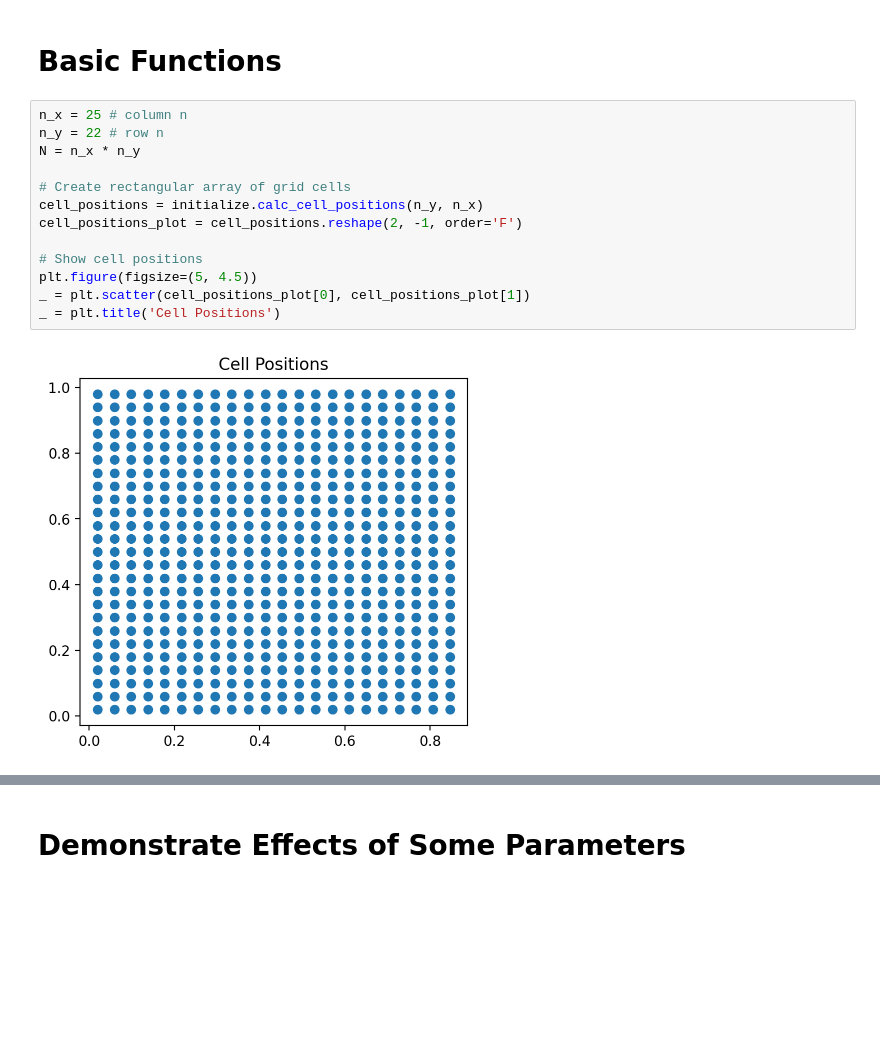
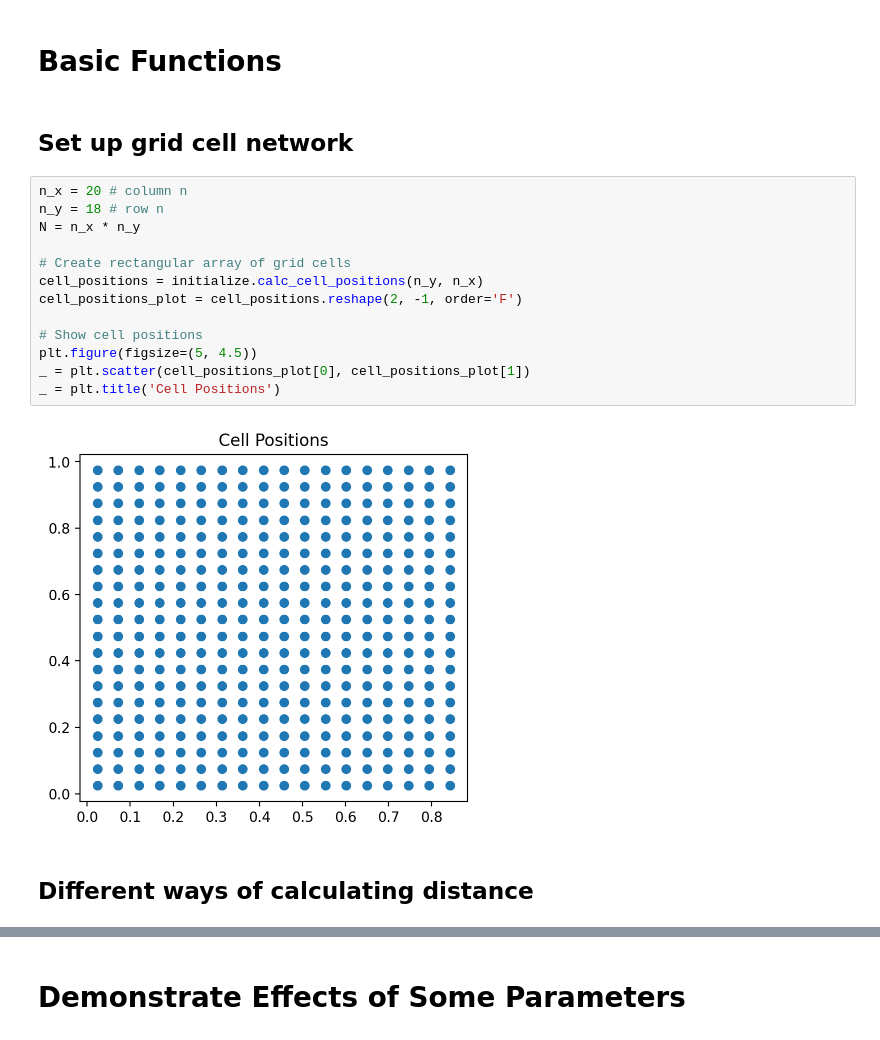
Before and after one commit to johnhwen1/ttgc, a Jupyter notebook: examples/ttgc.ipynb, the cells around one changed output, grey strips where cells are left out. Saved outputs shown, nothing was run; the diff lists cells and outputs as text; blank space fills up the shorter version.

```diff
--- a/examples/ttgc.ipynb
+++ b/examples/ttgc.ipynb
@@ -176,20 +176,24 @@ _ = plt.title('Animal Trajectory')
 [figure]
 # %% [markdown]
 # Basic Functions
+# %% [markdown]
+## Set up grid cell network
 # %%
-n_x = 25 # column n
-n_y = 22 # row n
+n_x = 20 # column n
+n_y = 18 # row n
 N = n_x * n_y
 
 # Create rectangular array of grid cells
 cell_positions = initialize.calc_cell_positions(n_y, n_x)
 cell_positions_plot = cell_positions.reshape(2, -1, order='F')
 
 # Show cell positions
 plt.figure(figsize=(5, 4.5))
 _ = plt.scatter(cell_positions_plot[0], cell_positions_plot[1])
 _ = plt.title('Cell Positions')
 # %% [output]
-[figure, old version]
+[figure, new version]
+# %% [markdown]
+## Different ways of calculating distance
 # %%
 # Calculate Euclidean norm, square norm, and tri-norm distances from one cell to all other cells
```
Also changed, not shown: parts of 14 cells of this notebook, 5 other files.
